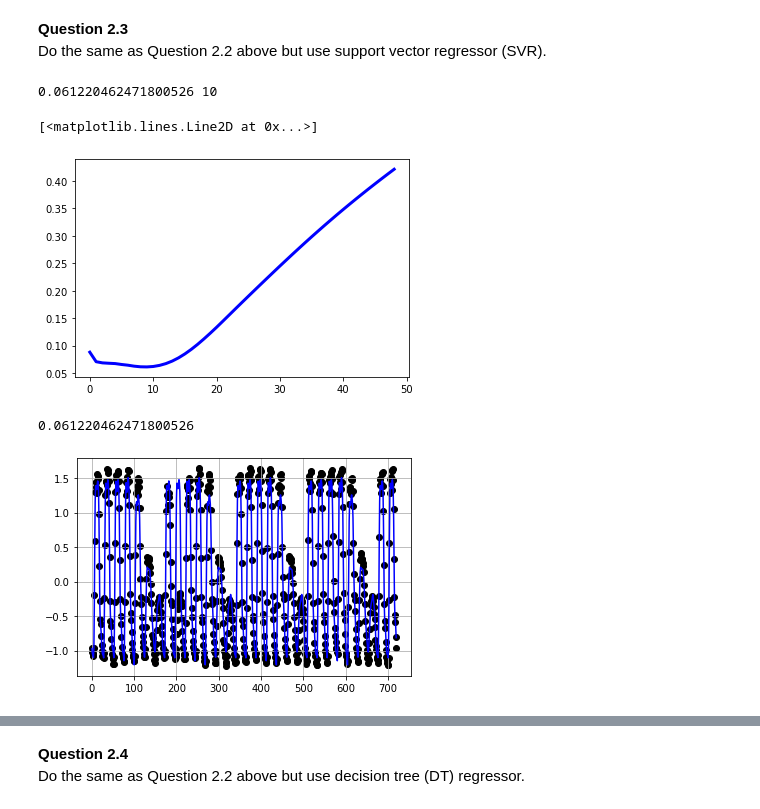
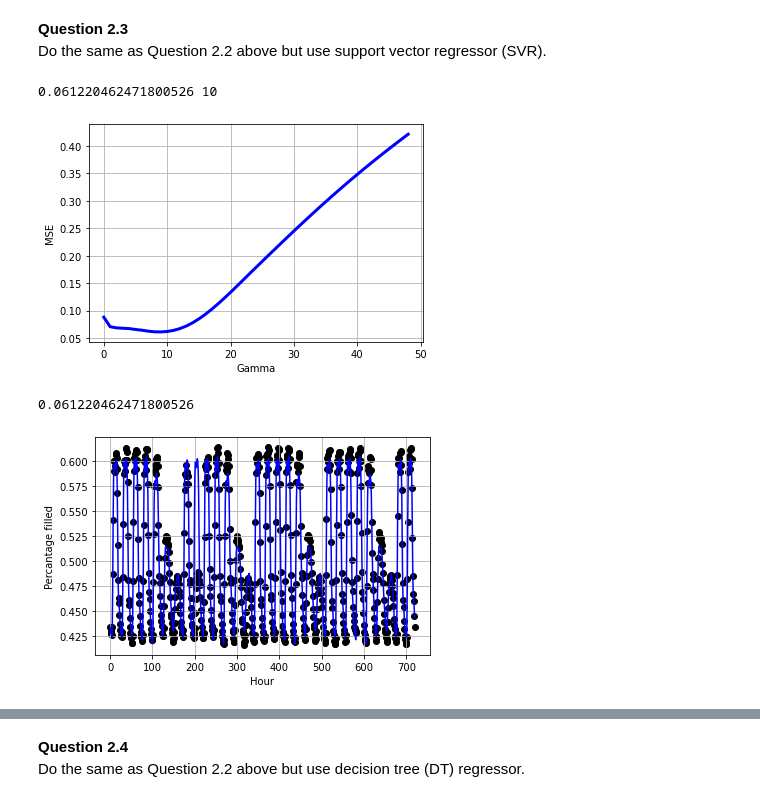
Before and after one commit to EthanWong2212/EE4211_Proj, a Jupyter notebook: part2_test.ipynb, the cells around one changed output, grey strips where cells are left out. Cells and saved outputs as stored; diff of their text form; code cells hidden in the pictures.

```diff
--- a/part2_test.ipynb
+++ b/part2_test.ipynb
@@ -173,7 +173,7 @@ for _ in range(time_intervals):
 # %%
 import sklearn.linear_model as lm
 from sklearn.preprocessing import PolynomialFeatures
-dim = 2
+dim = 3
 final_dim = 0
 mse_arr = []
 mse = 99999999999999999
@@ -197,4 +197,8 @@ while dim<=50:
     dim += 1
 print(mse,final_dim)
 plt.plot([x for x in range(len(mse_arr))], mse_arr, color="blue", linewidth=3)
+plt.grid(True)
+plt.xlabel("Gamma")
+plt.ylabel("MSE")
+plt.show()
 # %% [output]
@@ -253,24 +257,29 @@ while gamma<50:
 
 print(mse,final_gamma)
 plt.plot([x for x in range(len(mse_arr))], mse_arr, color="blue", linewidth=3)
+plt.grid(True)
+plt.xlabel("Gamma")
+plt.ylabel("MSE")
+plt.show()
 # %% [output]
 0.061220462471800526 10
-[<matplotlib.lines.Line2D at 0x...>]
-[figure, old version]
+[figure, new version]
 # %%
 predicted = regressor.predict(test_x_scaled)
 print(mean_squared_error(test_y_scaled, predicted))
+predicted = sc_y.inverse_transform(predicted.reshape(-1,1))
+plot_y = sc_y.inverse_transform(test_y_scaled)
 
-plt.plot([test_x_scaled for test_x_scaled in range(len(predicted))], predicted, color="blue") # predicted
+plt.plot([x for x in range(len(predicted))], predicted, color="blue") # predicted
 # plt.plot(x_grid, predicted, color="blue", linewidth=3)
-plt.scatter([test_x_scaled for test_x_scaled in range(len(test_y_scaled))], test_y_scaled, color="black") #actual
-
-plt.grid(True, which='both')
-
+plt.scatter([y for y in range(len(plot_y))], plot_y, color="black") #actual
+plt.grid(True)
+plt.xlabel("Hour")
+plt.ylabel("Percantage filled")
 plt.show()
 # %% [output]
 0.061220462471800526
-[figure, old version]
+[figure, new version]
 # %%
 from sklearn.preprocessing import OneHotEncoder
 
```
Also changed, not shown: parts of 2 cells of this notebook.
